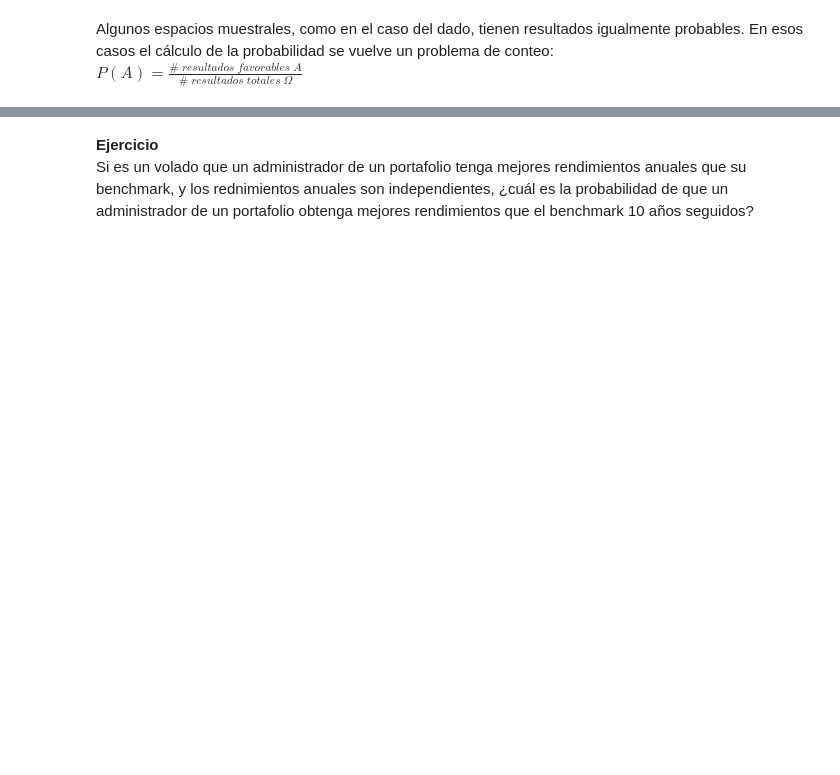
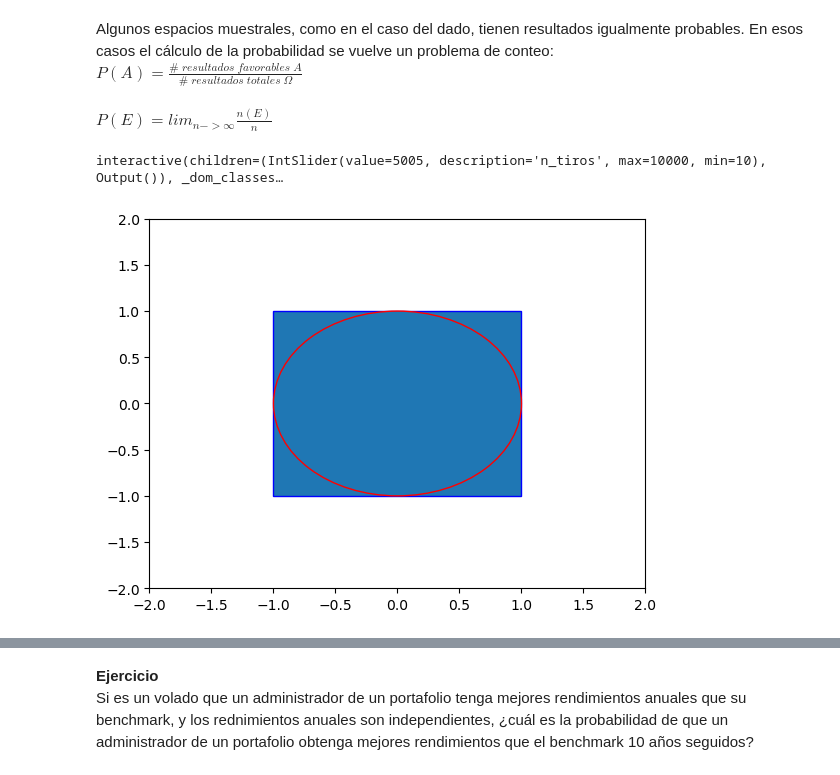
Before and after one commit to Apgt512/Colab-Notebooks, a Jupyter notebook: Modulo II. Algebra Lineal y Probabilidad/Clase 20 septiembre 2021.ipynb, the cells around one changed output, grey strips where cells are left out. Saved outputs shown, nothing was run; the diff lists cells and outputs as text; code cells hidden in the pictures; blank space fills up the shorter version.

```diff
--- a/Modulo II. Algebra Lineal y Probabilidad/Clase 20 septiembre 2021.ipynb
+++ b/Modulo II. Algebra Lineal y Probabilidad/Clase 20 septiembre 2021.ipynb
@@ -47,0 +82,2 @@ $ P(A) = \frac{\#\;resultados\;favorables\;A}{\#\;resultados\;totales\;\Omega} $
+# %% [markdown]
+$ P(E) = lim_{n->\infty} \frac{n(E)}{n} $
@@ -47,0 +88,27 @@ $ P(A) = \frac{\#\;resultados\;favorables\;A}{\#\;resultados\;totales\;\Omega} $
+# %%
+@widgets.interact(n_tiros=(10,10000), continuous_update=False)
+def simular_dado(n_tiros):
+    resultados = [1,2,3,4,5,6]
+    tiros = np.random.choice(resultados, p=[1/6.]*6, size=n_tiros)
+
+    # Contar cuantos resultados tenemos de cada numero
+    count = []
+    for i in range(len(resultados)):
+        count.append(sum(tiros==i+1)/n_tiros)
+
+    plt.bar(np.arange(1,7),count)
+    plt.show()
+# %% [output]
+interactive(children=(IntSlider(value=5005, description='n_tiros', max=10000, min=10), Output()), _dom_classes…
+# %%
+# Probabilidad de lanzar un dardo
+plt.axes()
+rectangle = plt.Rectangle((-1, -1), 2, 2, ec='blue')
+circle = plt.Circle((0,0),1,ec='red')
+plt.gca().add_patch(rectangle)
+plt.gca().add_patch(circle)
+plt.xlim(-2,2)
+plt.ylim(-2,2)
+plt.show()
+# %% [output]
+[figure, added]
```
Also changed, not shown: parts of 16 cells of this notebook.
